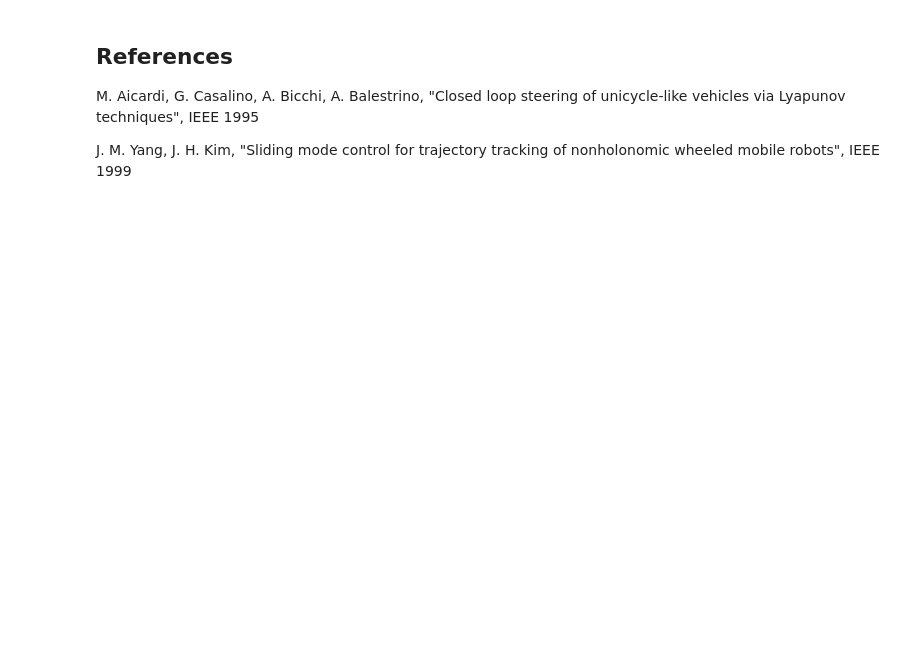
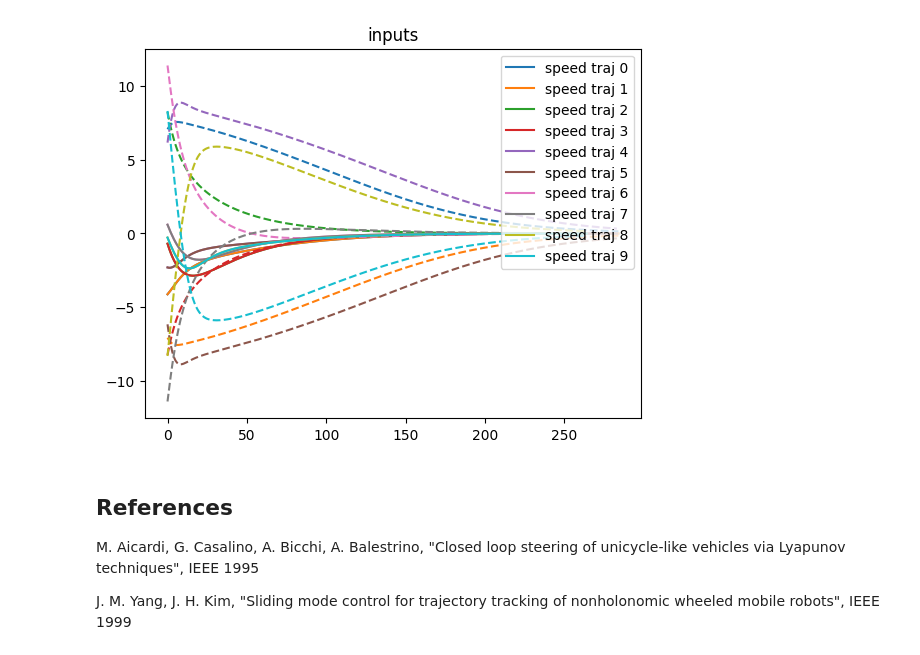
Before and after one commit to therealjtgill/clf-qp-dubins, a Jupyter notebook: lyapunov_dubins.ipynb, the cells around one changed output. Drawn from its saved outputs; the diff is of its cells as text; code cells hidden in the pictures; blank space fills up the shorter version.

```diff
--- a/lyapunov_dubins.ipynb
+++ b/lyapunov_dubins.ipynb
@@ -138,3 +144,19 @@ plot_trajectories(trajectories)
+# %%
+def plot_inputs(control_inputs: List[List[np.ndarray]]):
+    for i, control_input in enumerate(control_inputs):
+        # plt.plot(control_input)
+        speeds = [u[0] for u in control_input]
+        ang_speeds = [u[1] for u in control_input]
+        line, = plt.plot(speeds, label="speed traj " + str(i))
+        plt.plot(ang_speeds, '--', c=line.get_color())
+
+    plt.title("inputs")
+    plt.legend()
+    plt.show()
+# %%
+plot_inputs(inputs)
+# %% [output]
+[figure, added]
 # %%
 # pruned_states = [x for i, x in enumerate(states) if i % 2 == 0]
 # pruned_states.append(states[-1])
```
Also changed, not shown: parts of 3 cells of this notebook, 1 other file.
